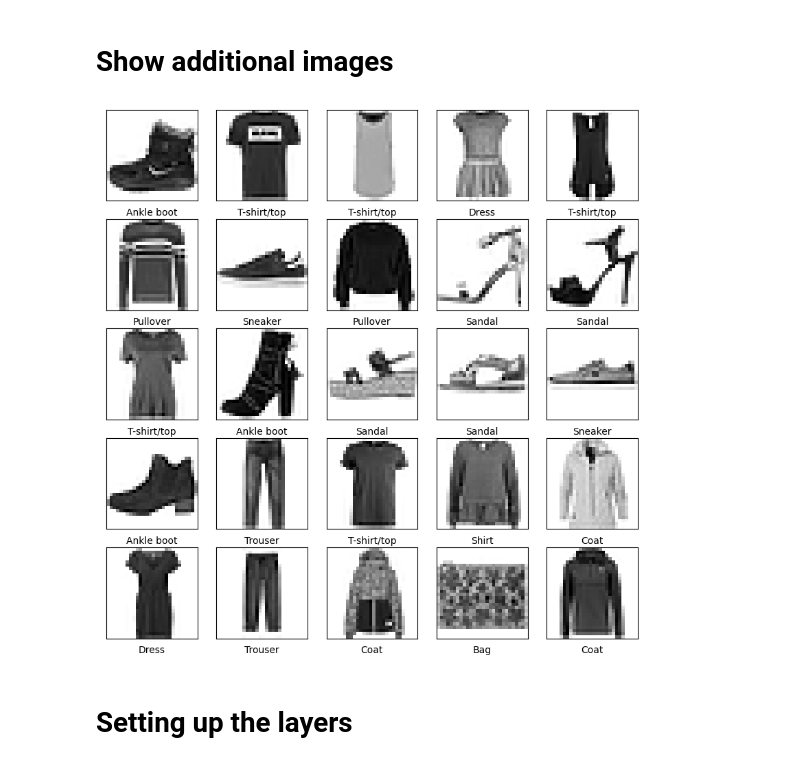
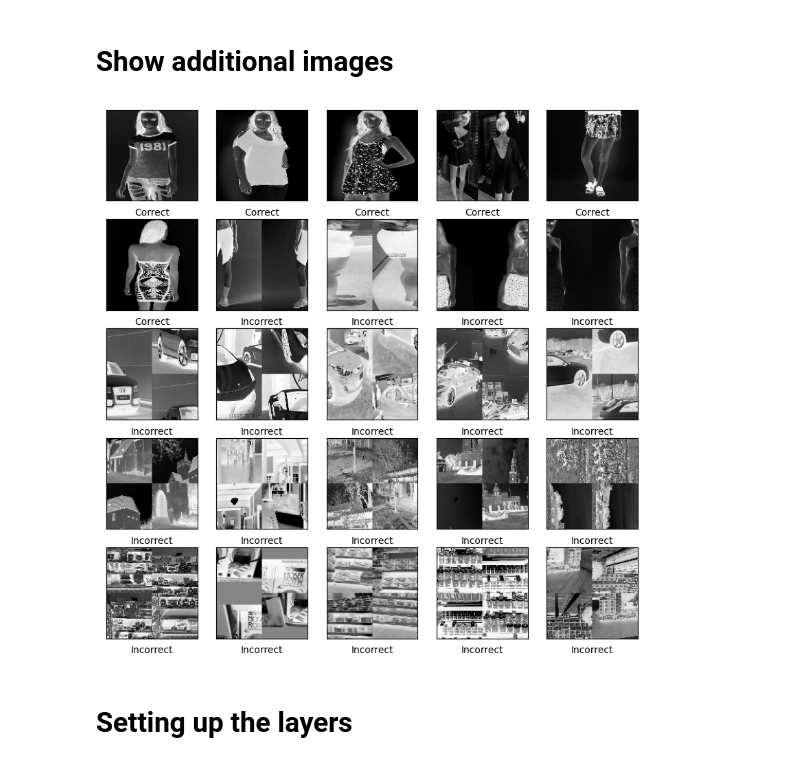
Before and after one commit to At11011/datathon_test_repository, a Jupyter notebook: src/model_development.ipynb, the cells around one changed output. Saved outputs shown, nothing was run; the diff lists cells and outputs as text; code cells hidden in the pictures.

```diff
--- a/src/model_development.ipynb
+++ b/src/model_development.ipynb
@@ -15,18 +15 @@ print(tf.__version__)
 Load images from the [assets] folder and scan them into arrays.
-# %%
-# convert a .png image file to a .bmp image file using PIL
-
-file_in = "../assets/train/0123/00000.png"
-img = Image.open(file_in)
-
-pixel_map = img.load()
-
-width, height = img.size
-
-for i in range(width):
-  for j in range(height):
-    r, g, b = img.getpixel((i, j))
-    grayscale = (0.299*r + 0.587*g + 0.114*b)
-    pixel_map[i, j] = (int(grayscale), int(grayscale), int(grayscale))
-
-img.show()
@@ -52,17 +105,19 @@ test_images = test_images/255
+# %%
+class_names = ['Incorrect', 'Correct']
 # %% [markdown]
 # Show additional images
 # %%
 plt.figure(figsize=(10,10))
 for i in range(25):
     plt.subplot(5,5,i+1)
     plt.xticks([])
     plt.yticks([])
     plt.grid(False)
-    plt.imshow(train_images[i], cmap=plt.cm.binary)
-    plt.xlabel(class_names[train_labels[i]])
+    plt.imshow(training_images[i*(int(len(training_labels)/25))], cmap=plt.cm.binary)
+    plt.xlabel(class_names[training_labels[i*(int(len(training_labels)/25))]])
 plt.show()
 # %% [output]
-[figure, old version]
+[figure, new version]
 # %% [markdown]
 # Setting up the layers
 # %%
```
Also changed, not shown: parts of 16 cells of this notebook.
